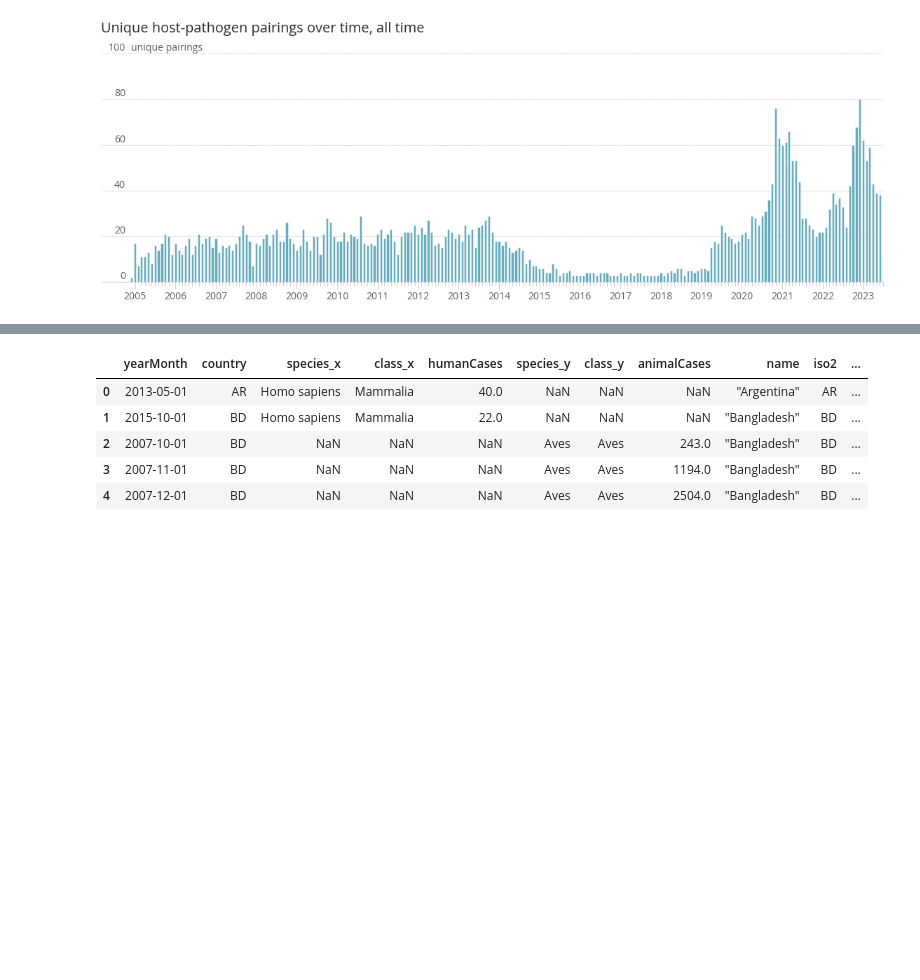
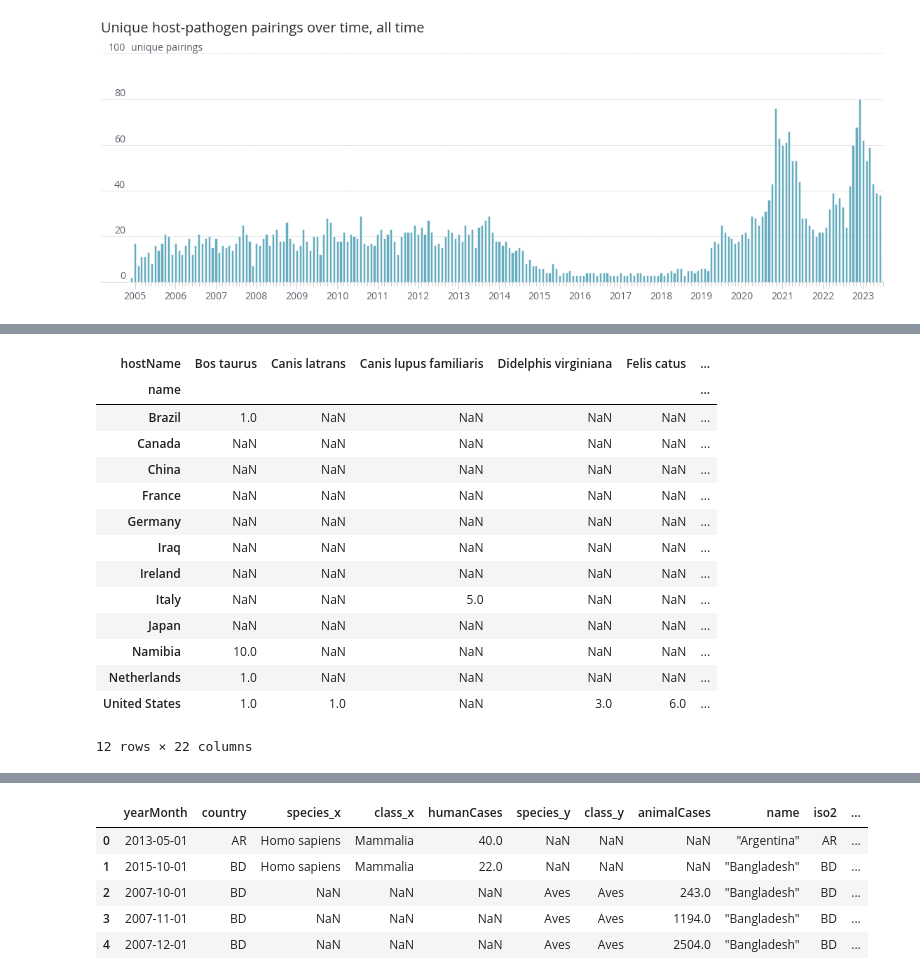
Before and after one commit to cghss-data-lab/uga-pipp, a Jupyter notebook: query_figures/query_figures_080123.ipynb, the cells around one changed output, grey strips where cells are left out. Drawn from its saved outputs; the diff is of its cells as text; code cells hidden in the pictures; blank space fills up the shorter version.

```diff
--- a/query_figures/query_figures_080123.ipynb
+++ b/query_figures/query_figures_080123.ipynb
@@ -1187,2 +1196,2 @@ top20_mammals = top20.loc[top20['class']=="Mammalia"]
 # %%
-grouped = top20_mammals.groupby(['iso2','name','iso3','species'], as_index=False)['monthlyCases'].sum()
+grouped_df = top_mammals.groupby(['iso2','name','iso3','hostName','taxonRank'], as_index=False)['caseCount'].sum()
@@ -1198,9 +1207,9 @@ grouped.head()
 # %%
-regions = {'EUR': ['AUT','FRA', 'ITA', 'NOR', 'DNK', 'PRT', 'ESP', 'CHE', 'SWE'],
-           'EMR': ['QAT'],
+regions = {'EUR': ['AUT','FRA', 'ITA', 'NOR', 'DEU','IRL','DNK', 'PRT', 'ESP', 'CHE', 'SWE','NLD'],
+           'EMR': ['QAT','IRQ'],
            'WPR': ['AUS','CHN','JPN','PHL'],
-           'AMR': ['ARG','USA','CAN','MEX'],
-           'AFR': ['ZWE', 'ZAF']
+           'AMR': ['ARG','USA','CAN','MEX','BRA'],
+           'AFR': ['ZWE', 'ZAF','NAM']
 }
 
 # Function to map iso3 code to region
@@ -1211,6 +1220,6 @@ def get_region(iso3_code):
     return 'Unknown'  # If iso3 code is not found in the regions dictionary
 
 # Create a new column 'Region' by applying the get_region function to 'iso3' column
-grouped['region'] = grouped['iso3'].apply(get_region)
-grouped=grouped.sort_values(by=["region",'monthlyCases'],ascending=False)
+grouped_df['region'] = grouped_df['iso3'].apply(get_region)
+grouped_df=grouped_df.sort_values(by=["region",'caseCount'],ascending=True)
 # %%
@@ -1227,3 +1229,3 @@ grouped.head()
 # %%
 # Create a pivot table with hostSpecies as rows, pathogenSpecies as columns, and caseload as values
-hm= grouped.pivot_table(index='commonName', columns=['name'], values='monthlyCases',sort=True)
+hm= grouped_df.pivot_table(index='name', columns=['hostName'], values='caseCount',sort=True)
@@ -1236,0 +1246,25 @@ hm = hm[cols]
+# %%
+hm = hm.reset_index().set_index('name')
+# hm = hm.fillna(0)
+# hm = hm.astype('int')
+
+hm['Total'] = hm.sum(axis=1)
+# hm = hm.sort_values(by='Total',ascending=False)
+
+hm.head(20)
+# %% [output]
+| hostName | Bos taurus | Canis latrans | Canis lupus familiaris | Didelphis virginiana | Felis catus | ... |
+| name |  |  |  |  |  | ... |
+| Brazil | 1.0 | NaN | NaN | NaN | NaN | ... |
+| Canada | NaN | NaN | NaN | NaN | NaN | ... |
+| China | NaN | NaN | NaN | NaN | NaN | ... |
+| France | NaN | NaN | NaN | NaN | NaN | ... |
+| Germany | NaN | NaN | NaN | NaN | NaN | ... |
+| Iraq | NaN | NaN | NaN | NaN | NaN | ... |
+| Ireland | NaN | NaN | NaN | NaN | NaN | ... |
+| Italy | NaN | NaN | 5.0 | NaN | NaN | ... |
+| Japan | NaN | NaN | NaN | NaN | NaN | ... |
+| Namibia | 10.0 | NaN | NaN | NaN | NaN | ... |
+| Netherlands | 1.0 | NaN | NaN | NaN | NaN | ... |
+| United States | 1.0 | 1.0 | NaN | 3.0 | 6.0 | ... |
+12 rows × 22 columns
```
Also changed, not shown: parts of 15 cells of this notebook, 5 other files.
